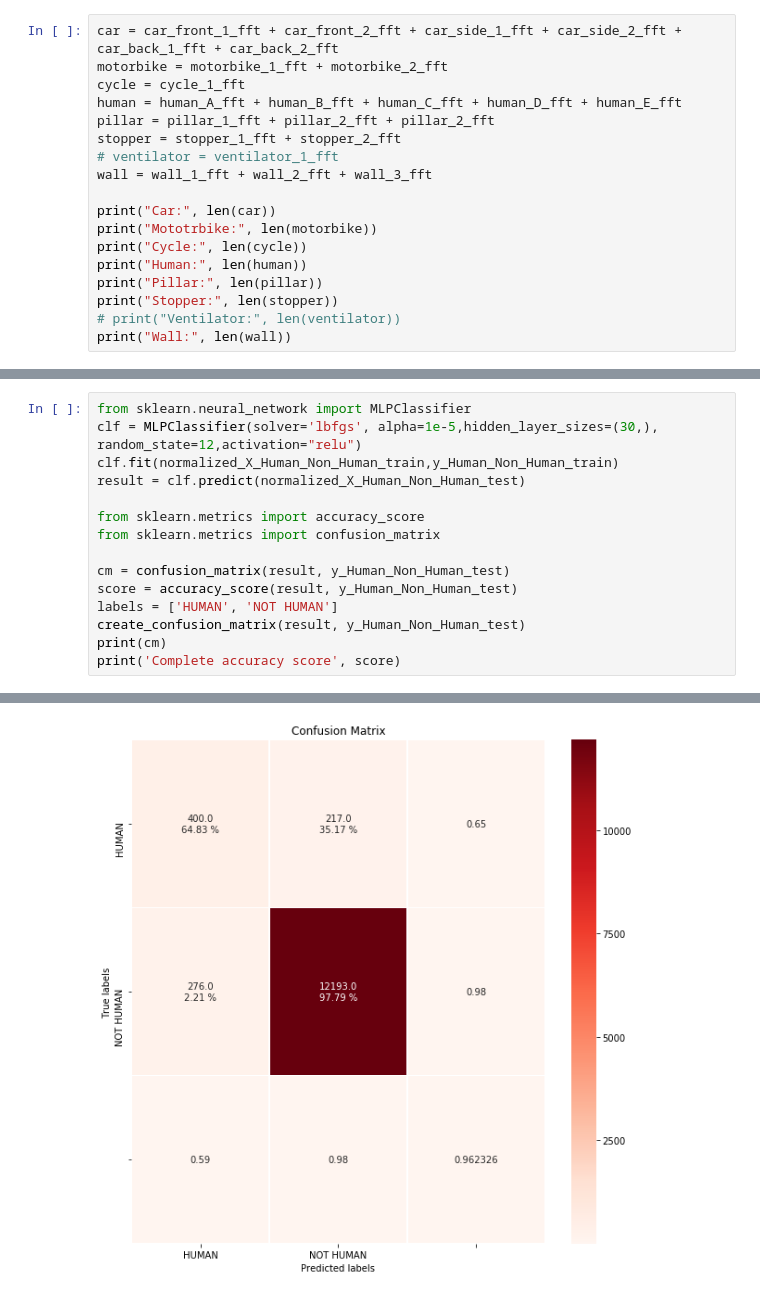
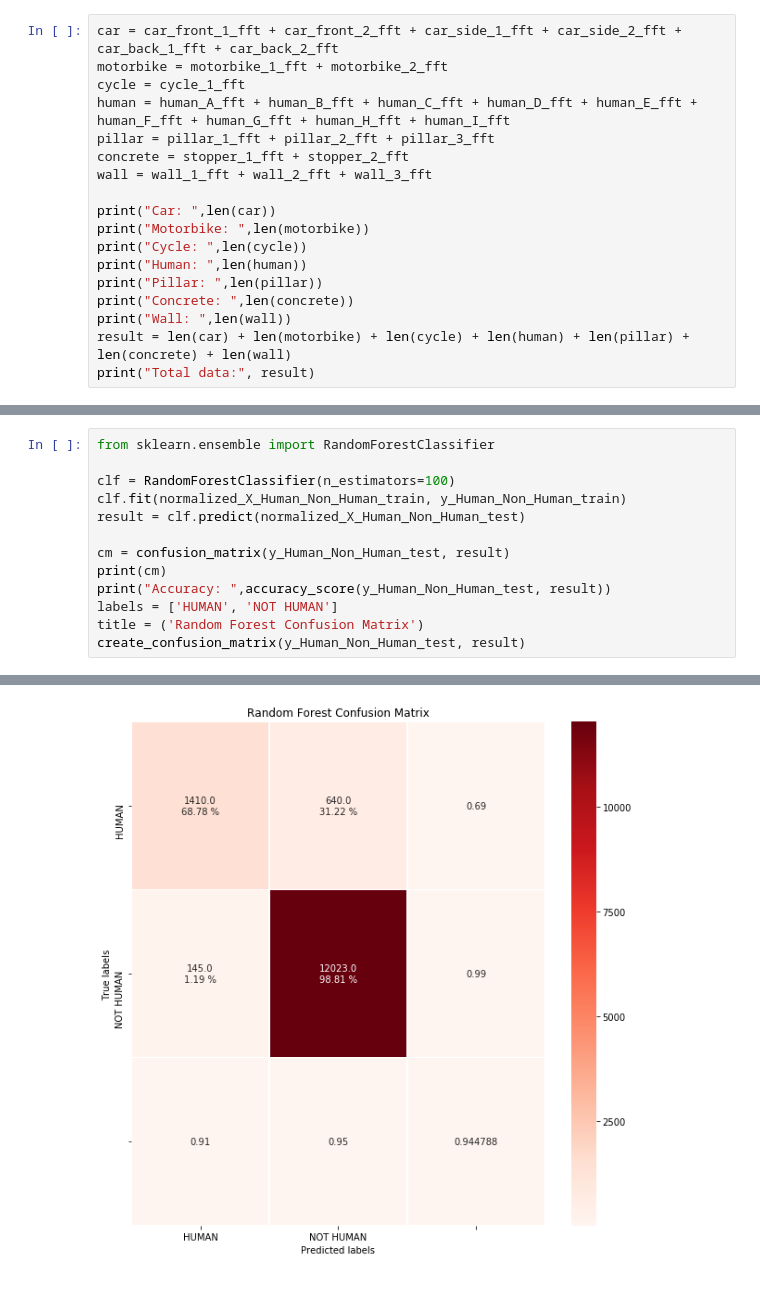
Before and after one commit to KamalByanjankar/MinimizeFeatureVectorUsingPCA, a Jupyter notebook: Human_Non_Human_Separation.ipynb, the cells around one changed output, grey strips where cells are left out. Saved outputs shown, nothing was run; the diff lists cells and outputs as text.

Commit message:
Human Non-Human classification

```diff
--- a/Human_Non_Human_Separation.ipynb
+++ b/Human_Non_Human_Separation.ipynb
@@ -80,18 +104,18 @@ wall_3_fft = get_fft_set(wall_3)
 car = car_front_1_fft + car_front_2_fft + car_side_1_fft + car_side_2_fft + car_back_1_fft + car_back_2_fft
 motorbike = motorbike_1_fft + motorbike_2_fft
 cycle = cycle_1_fft
-human = human_A_fft + human_B_fft + human_C_fft + human_D_fft + human_E_fft
-pillar = pillar_1_fft + pillar_2_fft + pillar_2_fft
-stopper = stopper_1_fft + stopper_2_fft
-# ventilator = ventilator_1_fft
+human = human_A_fft + human_B_fft + human_C_fft + human_D_fft + human_E_fft + human_F_fft + human_G_fft + human_H_fft + human_I_fft
+pillar = pillar_1_fft + pillar_2_fft + pillar_3_fft
+concrete = stopper_1_fft + stopper_2_fft
 wall = wall_1_fft + wall_2_fft + wall_3_fft
 
-print("Car:", len(car))
-print("Mototrbike:", len(motorbike))
-print("Cycle:", len(cycle))
-print("Human:", len(human))
-print("Pillar:", len(pillar))
-print("Stopper:", len(stopper))
-# print("Ventilator:", len(ventilator))
-print("Wall:", len(wall))
+print("Car: ",len(car))
+print("Motorbike: ",len(motorbike))
+print("Cycle: ",len(cycle))
+print("Human: ",len(human))
+print("Pillar: ",len(pillar))
+print("Concrete: ",len(concrete))
+print("Wall: ",len(wall))
+result = len(car) + len(motorbike) + len(cycle) + len(human) + len(pillar) + len(concrete) + len(wall)
+print("Total data:", result)
 # %% [output]
@@ -182,18 +216,16 @@ def create_confusion_matrix(result, y_test):
     ax.xaxis.set_ticklabels(labels)
     ax.yaxis.set_ticklabels(labels);
 # %%
-from sklearn.neural_network import MLPClassifier
-clf = MLPClassifier(solver='lbfgs', alpha=1e-5,hidden_layer_sizes=(30,), random_state=12,activation="relu")
-clf.fit(normalized_X_Human_Non_Human_train,y_Human_Non_Human_train)
+from sklearn.ensemble import RandomForestClassifier
+
+clf = RandomForestClassifier(n_estimators=100)
+clf.fit(normalized_X_Human_Non_Human_train, y_Human_Non_Human_train)
 result = clf.predict(normalized_X_Human_Non_Human_test)
 
-from sklearn.metrics import accuracy_score
-from sklearn.metrics import confusion_matrix
-
-cm = confusion_matrix(result, y_Human_Non_Human_test)
-score = accuracy_score(result, y_Human_Non_Human_test)
+cm = confusion_matrix(y_Human_Non_Human_test, result)
+print(cm)
+print("Accuracy: ",accuracy_score(y_Human_Non_Human_test, result))
 labels = ['HUMAN', 'NOT HUMAN']
-create_confusion_matrix(result, y_Human_Non_Human_test)
-print(cm)
-print('Complete accuracy score', score)
+title = ('Random Forest Confusion Matrix')
+create_confusion_matrix(y_Human_Non_Human_test, result)
 # %% [output]
@@ -207 +235 @@ Complete accuracy score 0.9623261500840593
-[figure, old version]
+[figure, new version]
```
Also changed, not shown: parts of 13 cells of this notebook.
